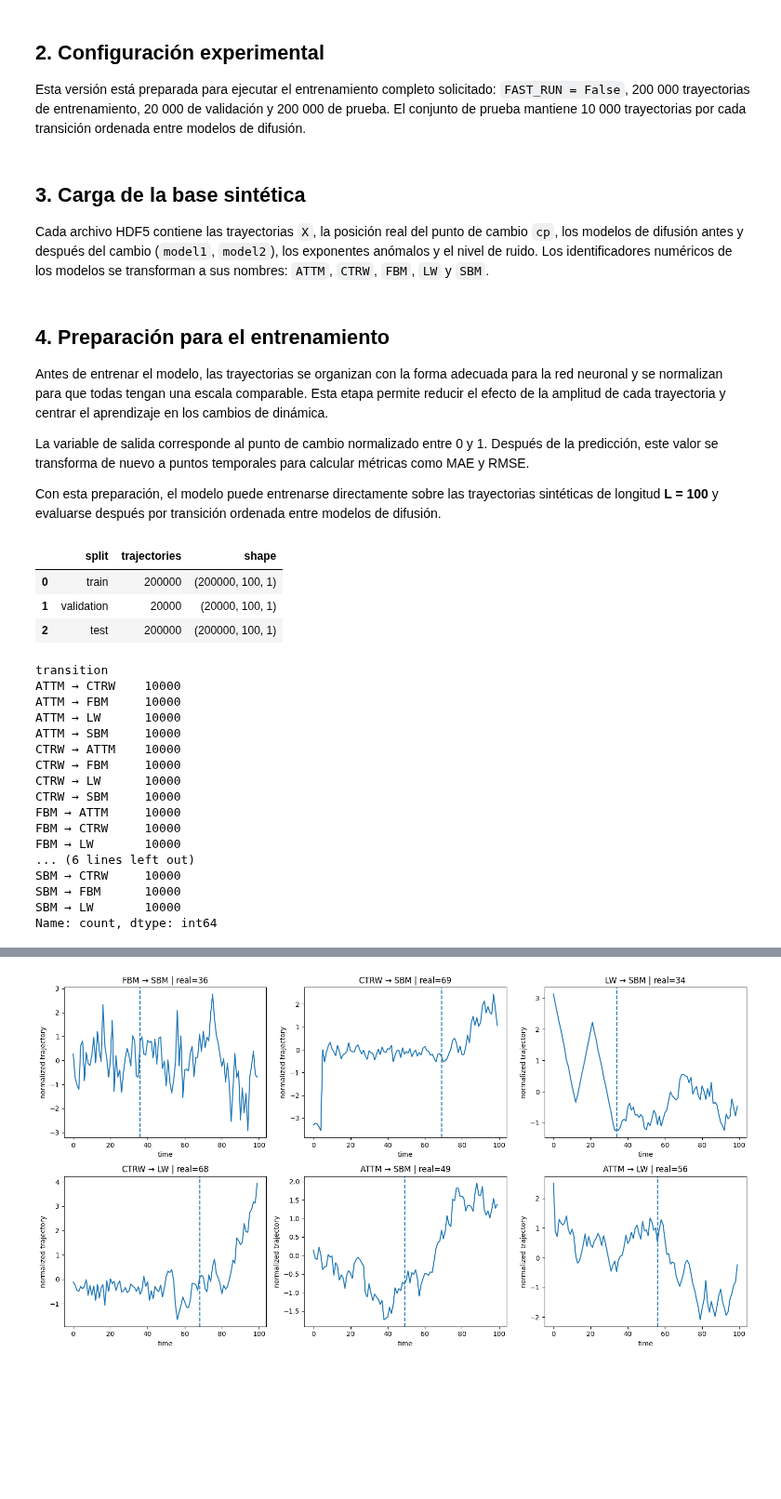
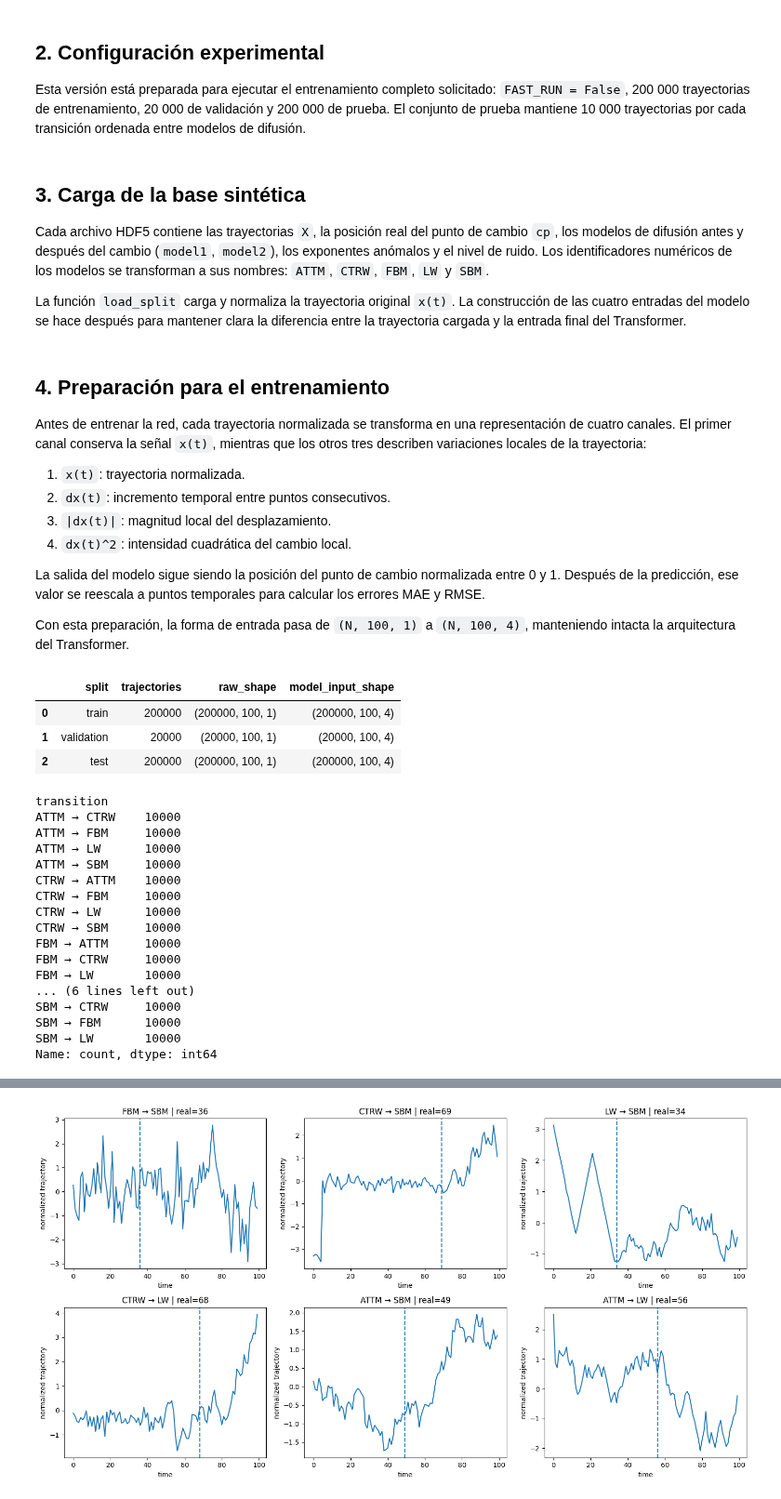
Before and after one commit to SoulaimanDev/changepoint-anomalous-diffusion, a Jupyter notebook: notebooks/04_transformer_changepoint_detection.ipynb, the cells around one changed output, grey strips where cells are left out. Shown at 93% size. Cells and saved outputs as stored; diff of their text form; code cells hidden in the pictures; blank space fills up the shorter version.

```diff
--- a/notebooks/04_transformer_changepoint_detection.ipynb
+++ b/notebooks/04_transformer_changepoint_detection.ipynb
@@ -50,6 +52,8 @@ OUTPUT_DIR.mkdir(exist_ok=True)
 ## 3. Carga de la base sintética
 
 Cada archivo HDF5 contiene las trayectorias `X`, la posición real del punto de cambio `cp`, los modelos de difusión antes y después del cambio (`model1`, `model2`), los exponentes anómalos y el nivel de ruido. Los identificadores numéricos de los modelos se transforman a sus nombres: `ATTM`, `CTRW`, `FBM`, `LW` y `SBM`.
+
+La función `load_split` carga y normaliza la trayectoria original `x(t)`. La construcción de las cuatro entradas del modelo se hace después para mantener clara la diferencia entre la trayectoria cargada y la entrada final del Transformer.
 # %%
 MODEL_MAP = {
     0: "ATTM",
@@ -129,40 +133,71 @@ def balanced_fast_subset(x, positions, y, metadata, total_size, seed=42):
 # %% [markdown]
 ## 4. Preparación para el entrenamiento
 
-Antes de entrenar el modelo, las trayectorias se organizan con la forma adecuada para la red neuronal y se normalizan para que todas tengan una escala comparable. Esta etapa permite reducir el efecto de la amplitud de cada trayectoria y centrar el aprendizaje en los cambios de dinámica.
+Antes de entrenar la red, cada trayectoria normalizada se transforma en una representación de cuatro canales. El primer canal conserva la señal `x(t)`, mientras que los otros tres describen variaciones locales de la trayectoria:
 
-La variable de salida corresponde al punto de cambio normalizado entre 0 y 1. Después de la predicción, este valor se transforma de nuevo a puntos temporales para calcular métricas como MAE y RMSE.
+1. `x(t)`: trayectoria normalizada.
+2. `dx(t)`: incremento temporal entre puntos consecutivos.
+3. `|dx(t)|`: magnitud local del desplazamiento.
+4. `dx(t)^2`: intensidad cuadrática del cambio local.
 
-Con esta preparación, el modelo puede entrenarse directamente sobre las trayectorias sintéticas de longitud **L = 100** y evaluarse después por transición ordenada entre modelos de difusión.
+La salida del modelo sigue siendo la posición del punto de cambio normalizada entre 0 y 1. Después de la predicción, ese valor se reescala a puntos temporales para calcular los errores MAE y RMSE.
+
+Con esta preparación, la forma de entrada pasa de `(N, 100, 1)` a `(N, 100, 4)`, manteniendo intacta la arquitectura del Transformer.
 # %%
-x_train, train_positions, y_train, train_metadata = load_split("train")
-x_val, val_positions, y_val, val_metadata = load_split("val")
-x_test, test_positions, y_test, test_metadata = load_split("test")
+x_train_raw, train_positions, y_train, train_metadata = load_split("train")
+x_val_raw, val_positions, y_val, val_metadata = load_split("val")
+x_test_raw, test_positions, y_test, test_metadata = load_split("test")
 
 if FAST_RUN:
-    x_train, train_positions, y_train, train_metadata = balanced_fast_subset(
-        x_train, train_positions, y_train, train_metadata, FAST_TRAIN_SIZE, SEED
+    x_train_raw, train_positions, y_train, train_metadata = balanced_fast_subset(
+        x_train_raw, train_positions, y_train, train_metadata, FAST_TRAIN_SIZE, SEED
     )
-    x_val, val_positions, y_val, val_metadata = balanced_fast_subset(
-        x_val, val_positions, y_val, val_metadata, FAST_VAL_SIZE, SEED
+    x_val_raw, val_positions, y_val, val_metadata = balanced_fast_subset(
+        x_val_raw, val_positions, y_val, val_metadata, FAST_VAL_SIZE, SEED
     )
-    x_test, test_positions, y_test, test_metadata = balanced_fast_subset(
-        x_test, test_positions, y_test, test_metadata, FAST_TEST_SIZE, SEED
+    x_test_raw, test_positions, y_test, test_metadata = balanced_fast_subset(
+        x_test_raw, test_positions, y_test, test_metadata, FAST_TEST_SIZE, SEED
     )
+
+
+def make_features(x):
+    # Construye cuatro canales informativos: x(t), dx(t), |dx(t)| y dx(t)^2.
+    position = x[:, :, 0]
+    dx = np.diff(position, axis=1, prepend=position[:, :1])
+    abs_dx = np.abs(dx)
+    dx2 = dx ** 2
+
+    features = np.stack([position, dx, abs_dx, dx2], axis=-1)
+
+    # Normalización por trayectoria y por canal.
+    features = (
+        features - features.mean(axis=1, keepdims=True)
+    ) / (
+        features.std(axis=1, keepdims=True) + 1e-8
+    )
+
+    return features.astype("float32")
+
+
+# Entradas finales del Transformer: (N, 100, 4)
+x_train = make_features(x_train_raw)
+x_val = make_features(x_val_raw)
+x_test = make_features(x_test_raw)
 
 split_size_frame = pd.DataFrame({
     "split": ["train", "validation", "test"],
     "trajectories": [len(x_train), len(x_val), len(x_test)],
-    "shape": [x_train.shape, x_val.shape, x_test.shape]
+    "raw_shape": [x_train_raw.shape, x_val_raw.shape, x_test_raw.shape],
+    "model_input_shape": [x_train.shape, x_val.shape, x_test.shape]
 })
 
 display(split_size_frame)
 display(test_metadata["transition"].value_counts().sort_index())
 # %% [output]
-|  | split | trajectories | shape |
-| 0 | train | 200000 | (200000, 100, 1) |
-| 1 | validation | 20000 | (20000, 100, 1) |
-| 2 | test | 200000 | (200000, 100, 1) |
+|  | split | trajectories | raw_shape | model_input_shape |
+| 0 | train | 200000 | (200000, 100, 1) | (200000, 100, 4) |
+| 1 | validation | 20000 | (20000, 100, 1) | (20000, 100, 4) |
+| 2 | test | 200000 | (200000, 100, 1) | (200000, 100, 4) |
 transition
 ATTM → CTRW    10000
 ATTM → FBM     10000
```
Also changed, not shown: parts of 20 cells of this notebook.
